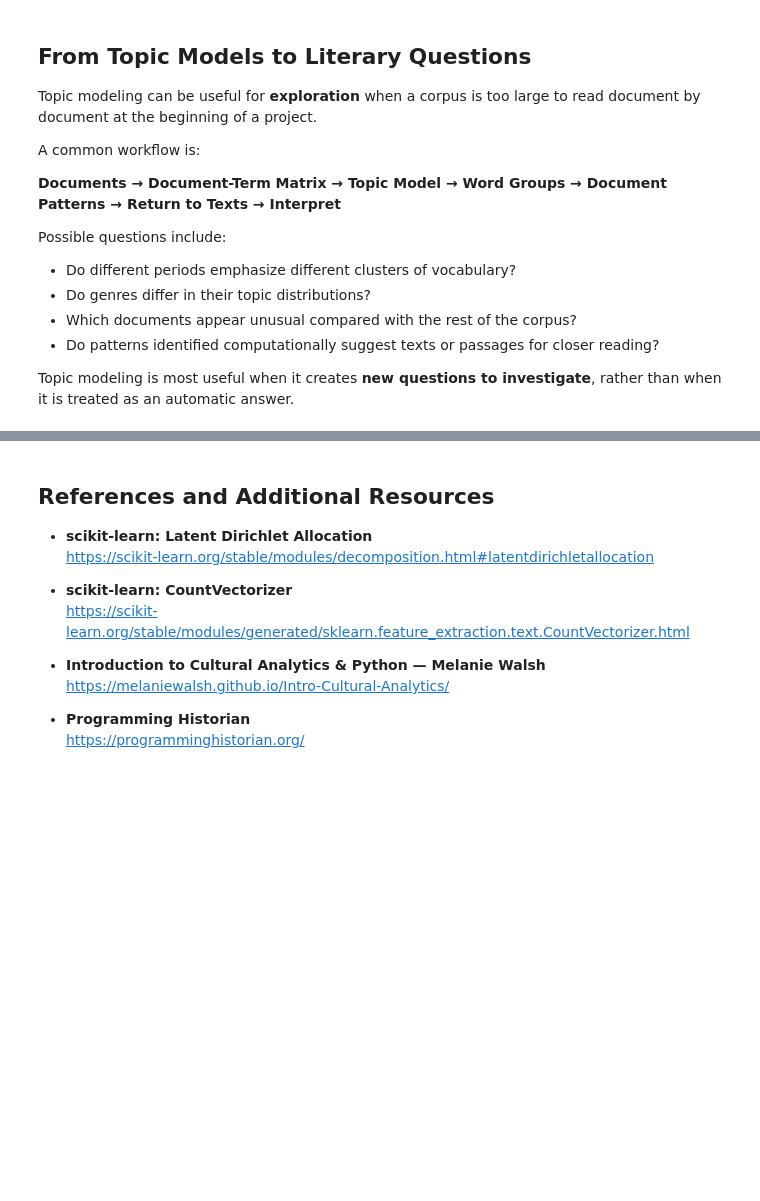
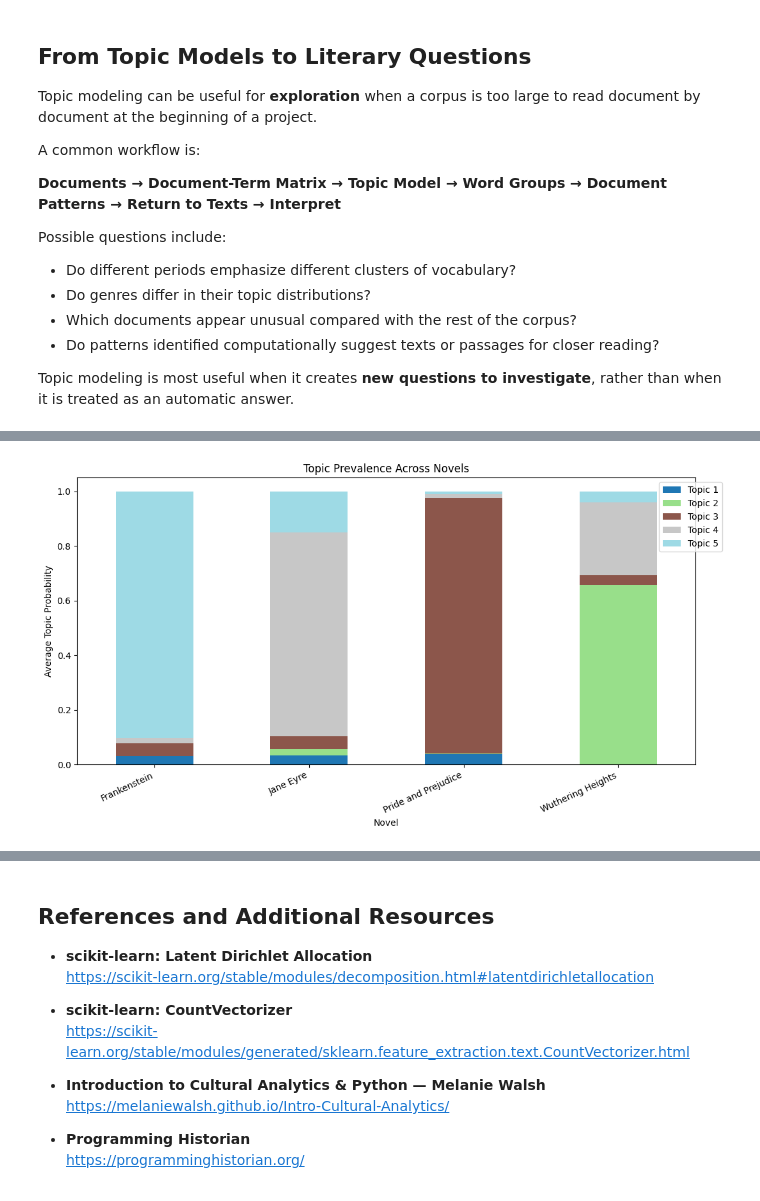
Before and after one commit to mkane968/digital-text-methods, a Jupyter notebook: Tutorial_7_Simple_Topic_Modeling.ipynb, the cells around one changed output, grey strips where cells are left out. Drawn from its saved outputs; the diff is of its cells as text; code cells hidden in the pictures; blank space fills up the shorter version.

```diff
--- a/Tutorial_7_Simple_Topic_Modeling.ipynb
+++ b/Tutorial_7_Simple_Topic_Modeling.ipynb
@@ -268,0 +282,6 @@ Topic modeling is most useful when it creates **new questions to investigate**,
+# %%
+import spacy
+import pandas as pd
+from pathlib import Path
+
+nlp = spacy.load("en_core_web_sm")
@@ -268,0 +538,13 @@ Topic modeling is most useful when it creates **new questions to investigate**,
+# %%
+def display_topics(model, vectorizer, n_words=10):
+    words = vectorizer.get_feature_names_out()
+
+    for i, topic in enumerate(model.components_):
+        top_indices = topic.argsort()[-n_words:][::-1]
+        top_words = words[top_indices]
+
+        print(f"Topic {i + 1}:")
+        print(", ".join(top_words))
+        print()
+
+display_topics(lda, vectorizer)
@@ -268,0 +667,25 @@ Topic modeling is most useful when it creates **new questions to investigate**,
+# %%
+import matplotlib.pyplot as plt
+
+topic_cols = [
+    f"Topic {i+1}" for i in range(lda.n_components)
+]
+
+novel_topics = corpus_df.groupby("Novel")[topic_cols].mean()
+
+novel_topics.plot(
+    kind="bar",
+    stacked=True,
+    figsize=(12, 6),
+    colormap="tab20"
+)
+
+plt.title("Topic Prevalence Across Novels")
+plt.xlabel("Novel")
+plt.ylabel("Average Topic Probability")
+plt.xticks(rotation=25, ha="right")
+plt.legend(bbox_to_anchor=(1.05, 1))
+plt.tight_layout()
+plt.show()
+# %% [output]
+[figure, added]
```
Also changed, not shown: parts of 30 cells of this notebook.
